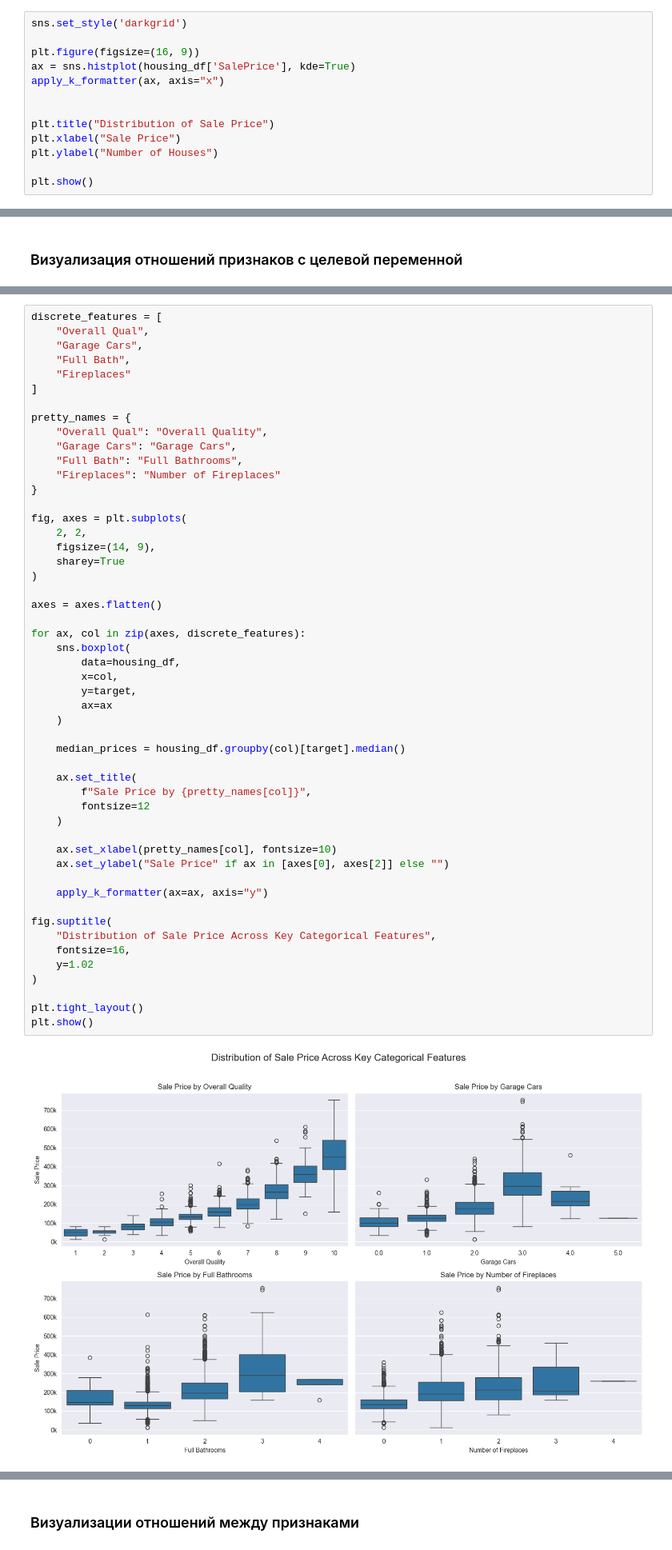
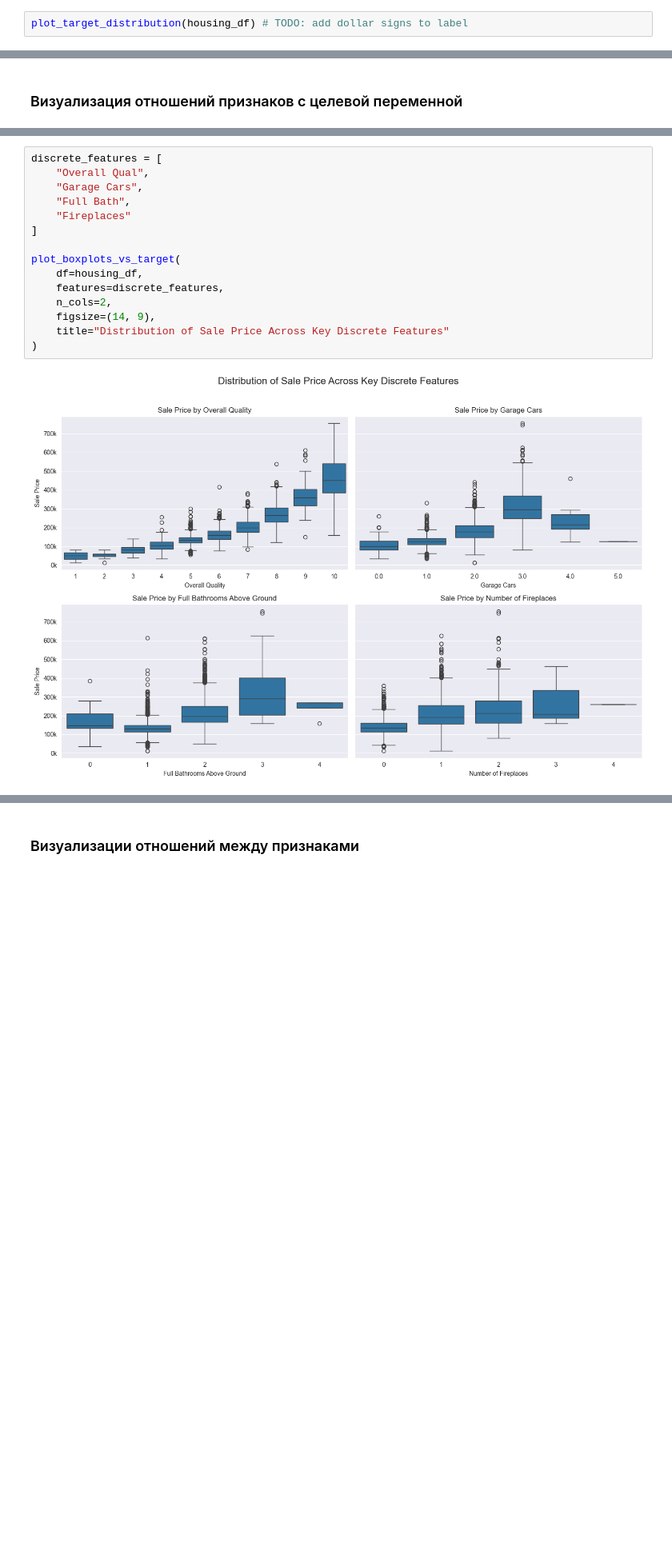
Before and after one commit to sonyakkmas/internship, a Jupyter notebook: week-2/project.ipynb, the cells around one changed output, grey strips where cells are left out. Shown at 80% size. Saved outputs shown, nothing was run; the diff lists cells and outputs as text; blank space fills up the shorter version.

```diff
--- a/week-2/project.ipynb
+++ b/week-2/project.ipynb
@@ -626,17 +129,6 @@ def check_multiple_structured_missingness(
 # %% [markdown]
 ### Распределение целевой переменной
 # %%
-sns.set_style('darkgrid')
-
-plt.figure(figsize=(16, 9))
-ax = sns.histplot(housing_df['SalePrice'], kde=True)
-apply_k_formatter(ax, axis="x")
-
-
-plt.title("Distribution of Sale Price")
-plt.xlabel("Sale Price")
-plt.ylabel("Number of Houses")
-
-plt.show()
+plot_target_distribution(housing_df) # TODO: add dollar signs to label
 # %% [output]
 [figure]
@@ -963,53 +343,17 @@ plt.show()
 # %%
 discrete_features = [
     "Overall Qual",
     "Garage Cars",
     "Full Bath",
     "Fireplaces"
 ]
 
-pretty_names = {
-    "Overall Qual": "Overall Quality",
-    "Garage Cars": "Garage Cars",
-    "Full Bath": "Full Bathrooms",
-    "Fireplaces": "Number of Fireplaces"
-}
-
-fig, axes = plt.subplots(
-    2, 2,
+plot_boxplots_vs_target(
+    df=housing_df,
+    features=discrete_features,
+    n_cols=2,
     figsize=(14, 9),
-    sharey=True
+    title="Distribution of Sale Price Across Key Discrete Features"
 )
-
-axes = axes.flatten()
-
-for ax, col in zip(axes, discrete_features):
-    sns.boxplot(
-        data=housing_df,
-        x=col,
-        y=target,
-        ax=ax
-    )
-
-    median_prices = housing_df.groupby(col)[target].median()
-
-    ax.set_title(
-        f"Sale Price by {pretty_names[col]}",
-        fontsize=12
-    )
-
-    ax.set_xlabel(pretty_names[col], fontsize=10)
-    ax.set_ylabel("Sale Price" if ax in [axes[0], axes[2]] else "")
-
-    apply_k_formatter(ax=ax, axis="y")
-
-fig.suptitle(
-    "Distribution of Sale Price Across Key Categorical Features",
-    fontsize=16,
-    y=1.02
-)
-
-plt.tight_layout()
-plt.show()
 # %% [output]
-[figure, old version]
+[figure, new version]
```
Also changed, not shown: parts of 83 cells of this notebook, 1 other file.
